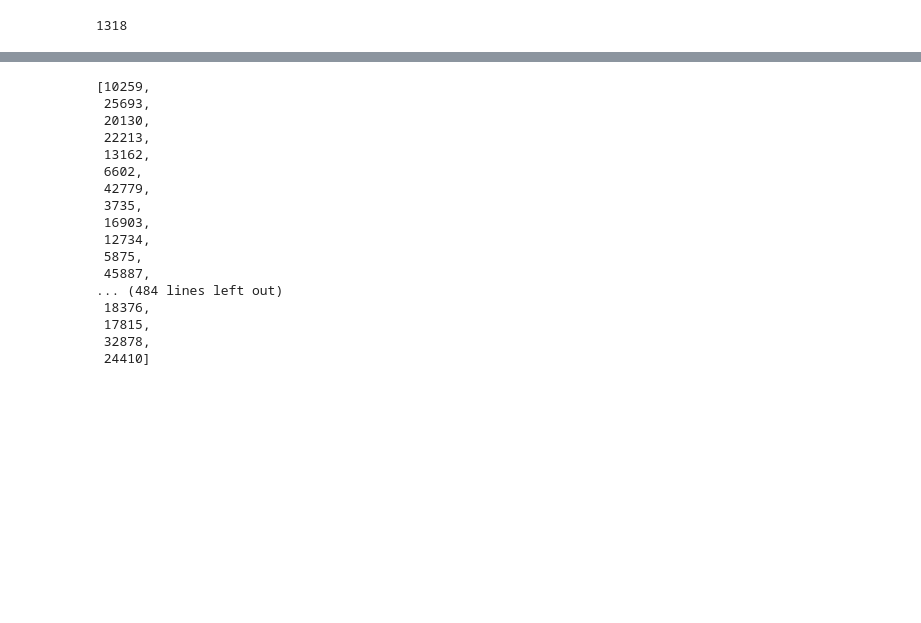
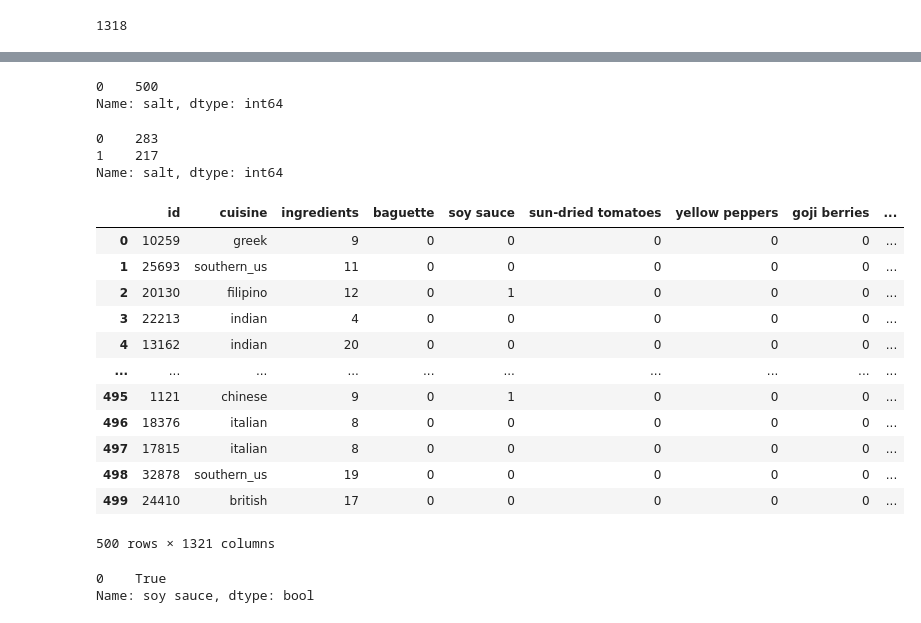
Before and after one commit to Karayushii/Skillfactory_DST, a Jupyter notebook: py_16/main.ipynb, the cells around one changed output, grey strips where cells are left out. Saved outputs shown, nothing was run; the diff lists cells and outputs as text; code cells hidden in the pictures; blank space fills up the shorter version.

```diff
--- a/py_16/main.ipynb
+++ b/py_16/main.ipynb
@@ -192,22 +191,33 @@ display(recipies)
 500 rows × 1321 columns
-# %%
-ids = list(recipies['id'])
-ids
-# %% [output]
-[10259,
- 25693,
- 20130,
- 22213,
- 13162,
- 6602,
- 42779,
- 3735,
- 16903,
- 12734,
- 5875,
- 45887,
-... (484 lines left out)
- 18376,
- 17815,
- 32878,
- 24410]
+# %%
+recipies['salt'].value_counts()
+# %% [output]
+0    500
+Name: salt, dtype: int64
+# %%
+for i in recipies.columns[3:]:
+    recipies[i] = recipies.apply(lambda x :  1 if i in x['ingredients'] else 0,axis = 1)
+# %%
+recipies['salt'].value_counts()
+# %% [output]
+0    283
+1    217
+Name: salt, dtype: int64
+# %%
+recipies['ingredients'] = recipies['ingredients'].apply(len)
+# %%
+recipies
+# %% [output]
+|  | id | cuisine | ingredients | baguette | soy sauce | sun-dried tomatoes | yellow peppers | goji berries | ... |
+| 0 | 10259 | greek | 9 | 0 | 0 | 0 | 0 | 0 | ... |
+| 1 | 25693 | southern_us | 11 | 0 | 0 | 0 | 0 | 0 | ... |
+| 2 | 20130 | filipino | 12 | 0 | 1 | 0 | 0 | 0 | ... |
+| 3 | 22213 | indian | 4 | 0 | 0 | 0 | 0 | 0 | ... |
+| 4 | 13162 | indian | 20 | 0 | 0 | 0 | 0 | 0 | ... |
+| ... | ... | ... | ... | ... | ... | ... | ... | ... | ... |
+| 495 | 1121 | chinese | 9 | 0 | 1 | 0 | 0 | 0 | ... |
+| 496 | 18376 | italian | 8 | 0 | 0 | 0 | 0 | 0 | ... |
+| 497 | 17815 | italian | 8 | 0 | 0 | 0 | 0 | 0 | ... |
+| 498 | 32878 | southern_us | 19 | 0 | 0 | 0 | 0 | 0 | ... |
+| 499 | 24410 | british | 17 | 0 | 0 | 0 | 0 | 0 | ... |
+500 rows × 1321 columns
@@ -213,0 +233,6 @@ ids
+# %%
+m = df[df['id'] == 10259]
+m['soy sauce'] == 0
+# %% [output]
+0    True
+Name: soy sauce, dtype: bool
```
Also changed, not shown: parts of 9 cells of this notebook, 1 other file.
